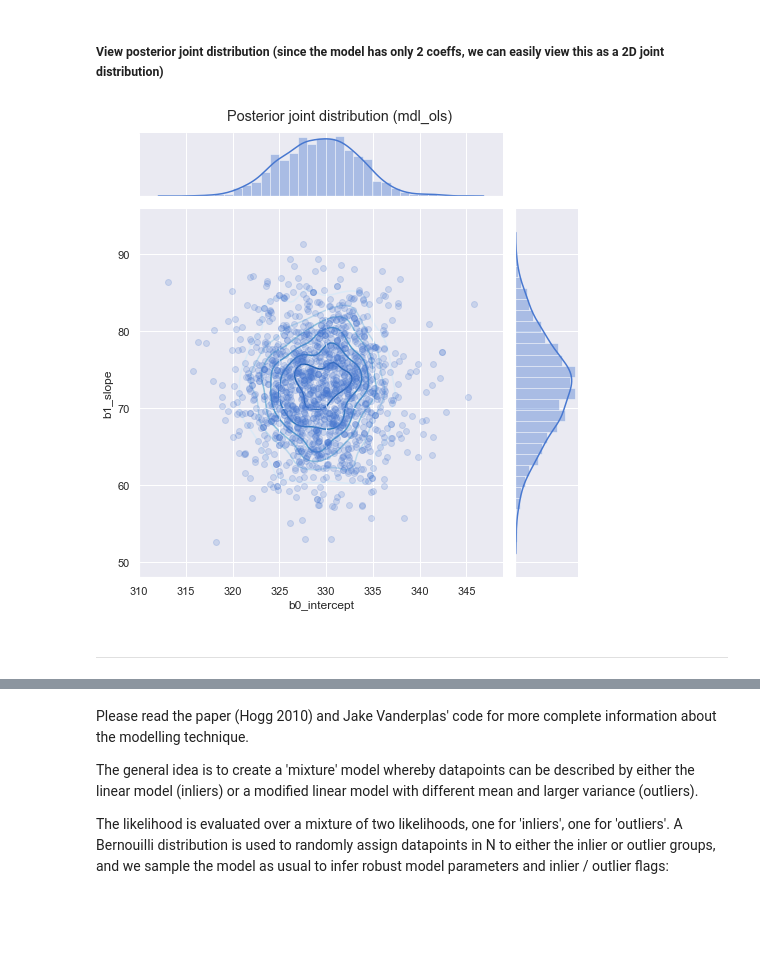
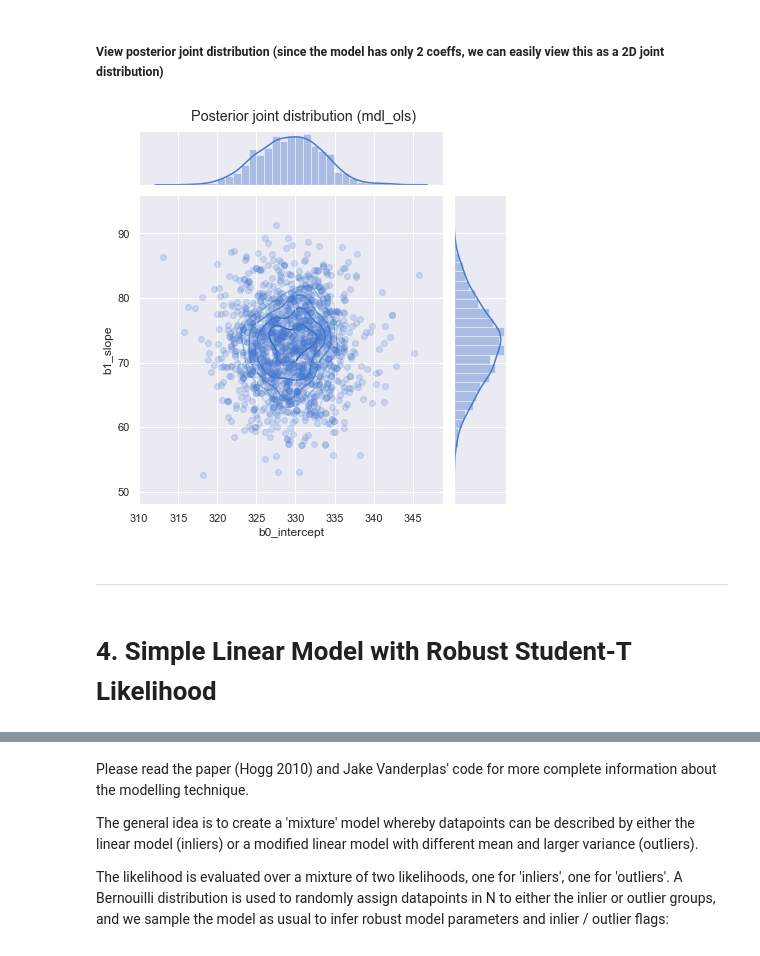
Before and after one commit to jonsedar/pymc3_examples, a Jupyter notebook: notebooks/glm-robust-regression-with-outlier-detection.ipynb, the cells around one changed output, grey strips where cells are left out. Drawn from its saved outputs; the diff is of its cells as text; code cells hidden in the pictures; blank space fills up the shorter version.

Commit message:
WIP added student T model

```diff
--- a/notebooks/glm-robust-regression-with-outlier-detection.ipynb
+++ b/notebooks/glm-robust-regression-with-outlier-detection.ipynb
@@ -263,13 +255,8 @@ with pm.Model() as mdl_ols:
     ## Define linear model
     y_est = b0 + b1 * dfhoggs['x']
 
-    ## Use y error from dataset, convert into theano variable
-#     sigma_y = thno.shared(np.asarray(dfhoggs['sigma_y'],
-#                             dtype=thno.config.floatX), name='sigma_y')
-
     ## Define Normal likelihood
-    likelihood = pm.Normal('likelihood', mu=y_est, #sd=sigma_y,
-                           sigma=dfhoggs['sigma_y'],
+    likelihood = pm.Normal('likelihood', mu=y_est, sigma=dfhoggs['sigma_y'],
                            observed=dfhoggs['y'])
 # %% [markdown]
 ## 3.2 Fit Model
@@ -303,12 +290,14 @@ _ = az.plot_trace(trc_ols, combined=False, compact=False)
 # %%
 df_trc_ols = pm.trace_to_dataframe(trc_ols)
 # %%
-gd = sns.jointplot(x='b0_intercept', y='b1_slope', data=df_trc_ols, height=7,
+gd = sns.jointplot(x='b0_intercept', y='b1_slope', data=df_trc_ols, height=6,
                    marginal_kws={'kde':True, 'kde_kws':{'cut':1}},
                    joint_kws={'alpha':0.2})
 gd.plot_joint(sns.kdeplot, zorder=0, cmap="Blues", n_levels=7)
 _ = gd.fig.suptitle('Posterior joint distribution (mdl_ols)', y=1.02)
 # %% [output]
-[figure, old version]
+[figure, new version]
 # %% [markdown]
 ---
+# %% [markdown]
+# 4. Simple Linear Model with Robust Student-T Likelihood
```
Also changed, not shown: parts of 32 cells of this notebook.
